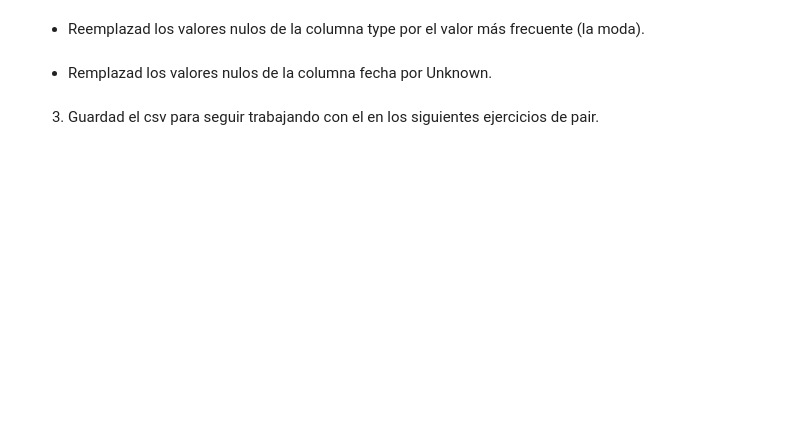
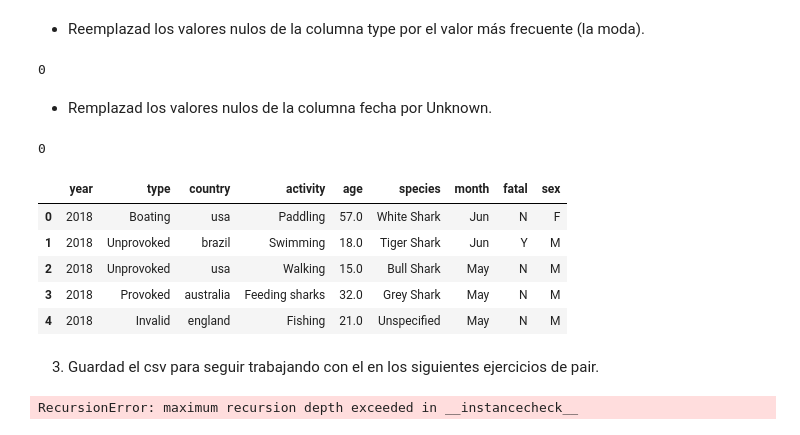
Before and after one commit to Adalab/DA-promo-c-modulo-2-sprint-2-Gadea-Laura, a Jupyter notebook: Limpieza/Limpieza-4-Valores-NA.ipynb, the cells around one changed output. Saved outputs shown, nothing was run; the diff lists cells and outputs as text; code cells hidden in the pictures; blank space fills up the shorter version.

```diff
--- a/Limpieza/Limpieza-4-Valores-NA.ipynb
+++ b/Limpieza/Limpieza-4-Valores-NA.ipynb
@@ -13,2 +85,4 @@ Es el momento de ponernos a trabajar con los valores nulos 💪🏽. A lo largo
 # %% [markdown]
 - Reemplazad los valores nulos de la columna fatal por Unknown.
+# %%
+df["fatal"].replace(np.nan, 'Unknown', inplace = True)
@@ -15,6 +97,31 @@ Es el momento de ponernos a trabajar con los valores nulos 💪🏽. A lo largo
 # %% [markdown]
 - Reemplazad los valores nulos de la columna type por el valor más frecuente (la moda).
+# %%
+df['type'].fillna(df['type'].mode, inplace = True)
+# %%
+df['type'].isnull().sum()
+# %% [output]
+0
 # %% [markdown]
 - Remplazad los valores nulos de la columna fecha por Unknown.
+# %%
+df["month"].replace(np.nan, 'Unknown', inplace = True)
+# %%
+df['type'].isnull().sum()
+# %% [output]
+0
+# %%
+df.head()
+# %% [output]
+|  | year | type | country | activity | age | species | month | fatal | sex |
+| 0 | 2018 | Boating | usa | Paddling | 57.0 | White Shark | Jun | N | F |
+| 1 | 2018 | Unprovoked | brazil | Swimming | 18.0 | Tiger Shark | Jun | Y | M |
+| 2 | 2018 | Unprovoked | usa | Walking | 15.0 | Bull Shark | May | N | M |
+| 3 | 2018 | Provoked | australia | Feeding sharks | 32.0 | Grey Shark | May | N | M |
+| 4 | 2018 | Invalid | england | Fishing | 21.0 | Unspecified | May | N | M |
 # %% [markdown]
 3. Guardad el csv para seguir trabajando con el en los siguientes ejercicios de pair.
+# %%
+df.to_csv('datos/Limpieza-4.csv')
+# %% [output]
+RecursionError: maximum recursion depth exceeded in __instancecheck__
```
Also changed, not shown: parts of 12 cells of this notebook, 4 other files.
